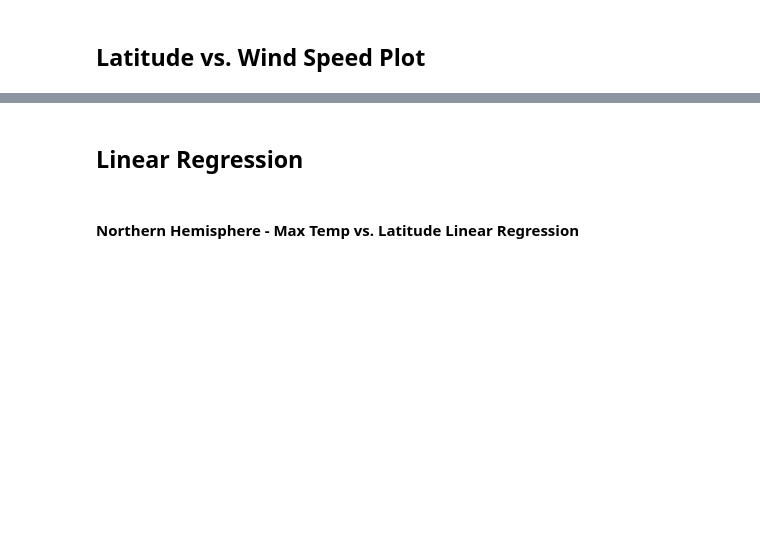
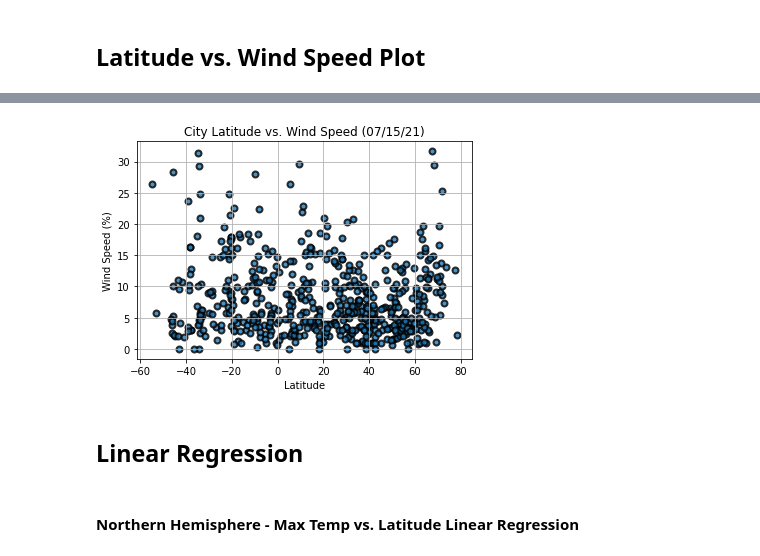
Before and after one commit to OnyNwosu/PythonAPI-Challenge, a Jupyter notebook: Instructions/WeatherPy/WeatherPy.ipynb, the cells around one changed output, grey strips where cells are left out. Drawn from its saved outputs; the diff is of its cells as text; code cells hidden in the pictures; blank space fills up the shorter version.

```diff
--- a/Instructions/WeatherPy/WeatherPy.ipynb
+++ b/Instructions/WeatherPy/WeatherPy.ipynb
@@ -344,3 +338,22 @@ plt.show()
+# %%
+plt.scatter(city_data_df["Lat"],
+            city_data_df["Wind Speed"],
+            edgecolor="black", linewidths=2, marker="o",
+            alpha=0.8, label="Cities")
+
+# Incorporate the other graph properties
+plt.title("City Latitude vs. Wind Speed (%s)" % time.strftime("%x"))
+plt.ylabel("Wind Speed (%)")
+plt.xlabel("Latitude")
+plt.grid(True)
+
+# Save the figure
+plt.savefig("Latitude vs Wind Speed.png")
+
+# Show plot
+plt.show()
+# %% [output]
+[figure, added]
 # %% [markdown]
 ## Linear Regression
 # %% [markdown]
```
Also changed, not shown: parts of 3 cells of this notebook, 1 other file.
